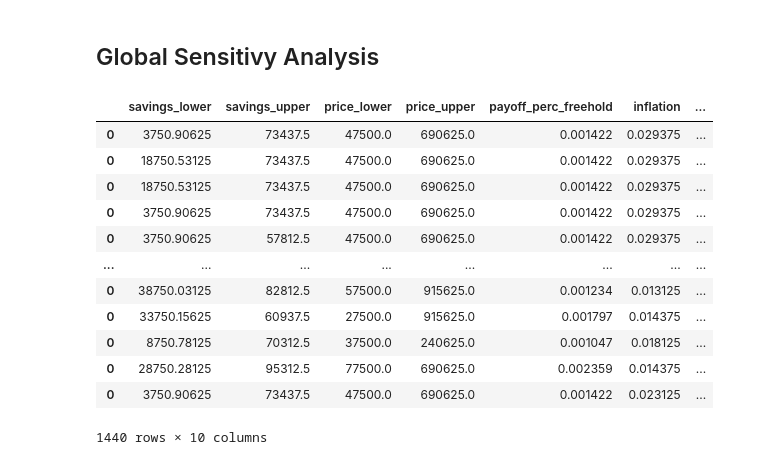
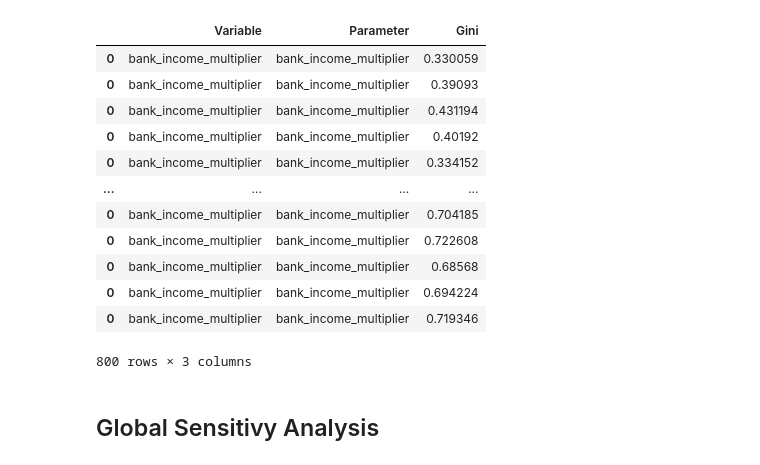
Before and after one commit to Caesar-blip/ABM, a Jupyter notebook: BatchRunner.ipynb, the cells around one changed output. Drawn from its saved outputs; the diff is of its cells as text; code cells hidden in the pictures.

```diff
--- a/BatchRunner.ipynb
+++ b/BatchRunner.ipynb
@@ -114,3 +115,3 @@ ofat_size = 10
 # %%
-results = run_batch_parallel(problem, 4, ofat_size, samples, columns)
-run_batch_parallel_plotter(results, 4)
+results = run_batch_parallel(problem, 7, ofat_size, samples, columns)
+run_batch_parallel_plotter(results, 7)
@@ -144,3 +117,0 @@ def run_batch(problem, i, ofat_size):
-# %%
-results = Parallel(n_jobs=8)(delayed(run_batch)(problem, i, ofat_size)
-                             for i in range(len(problem['names'])))
@@ -168,3 +118,19 @@ for i, result in enumerate(results):
+# %%
+results
+# %% [output]
+|  | Variable | Parameter | Gini |
+| 0 | bank_income_multiplier | bank_income_multiplier | 0.330059 |
+| 0 | bank_income_multiplier | bank_income_multiplier | 0.39093 |
+| 0 | bank_income_multiplier | bank_income_multiplier | 0.431194 |
+| 0 | bank_income_multiplier | bank_income_multiplier | 0.40192 |
+| 0 | bank_income_multiplier | bank_income_multiplier | 0.334152 |
+| ... | ... | ... | ... |
+| 0 | bank_income_multiplier | bank_income_multiplier | 0.704185 |
+| 0 | bank_income_multiplier | bank_income_multiplier | 0.722608 |
+| 0 | bank_income_multiplier | bank_income_multiplier | 0.68568 |
+| 0 | bank_income_multiplier | bank_income_multiplier | 0.694224 |
+| 0 | bank_income_multiplier | bank_income_multiplier | 0.719346 |
+800 rows × 3 columns
 # %% [markdown]
 ## Global Sensitivy Analysis
 # %%
@@ -211,21 +176,5 @@ results = Parallel(n_jobs=8)(delayed(run_SOBOL)(param_values[i%len(param_values)
 
 df_global = pd.concat(results)
-# %%
-df_global
-# %% [output]
-|  | savings_lower | savings_upper | price_lower | price_upper | payoff_perc_freehold | inflation | ... |
-| 0 | 3750.90625 | 73437.5 | 47500.0 | 690625.0 | 0.001422 | 0.029375 | ... |
-| 0 | 18750.53125 | 73437.5 | 47500.0 | 690625.0 | 0.001422 | 0.029375 | ... |
-| 0 | 18750.53125 | 73437.5 | 47500.0 | 690625.0 | 0.001422 | 0.029375 | ... |
-| 0 | 3750.90625 | 73437.5 | 47500.0 | 690625.0 | 0.001422 | 0.029375 | ... |
-| 0 | 3750.90625 | 57812.5 | 47500.0 | 690625.0 | 0.001422 | 0.029375 | ... |
-| ... | ... | ... | ... | ... | ... | ... | ... |
-| 0 | 38750.03125 | 82812.5 | 57500.0 | 915625.0 | 0.001234 | 0.013125 | ... |
-| 0 | 33750.15625 | 60937.5 | 27500.0 | 915625.0 | 0.001797 | 0.014375 | ... |
-| 0 | 8750.78125 | 70312.5 | 37500.0 | 240625.0 | 0.001047 | 0.018125 | ... |
-| 0 | 28750.28125 | 95312.5 | 77500.0 | 690625.0 | 0.002359 | 0.014375 | ... |
-| 0 | 3750.90625 | 73437.5 | 47500.0 | 690625.0 | 0.001422 | 0.023125 | ... |
-1440 rows × 10 columns
 # %%
 sobal_gini = sobol.analyze(problem, df_global['Gini'].values, print_to_console = True )
 # %% [output]
```
Also changed, not shown: parts of 10 cells of this notebook.
